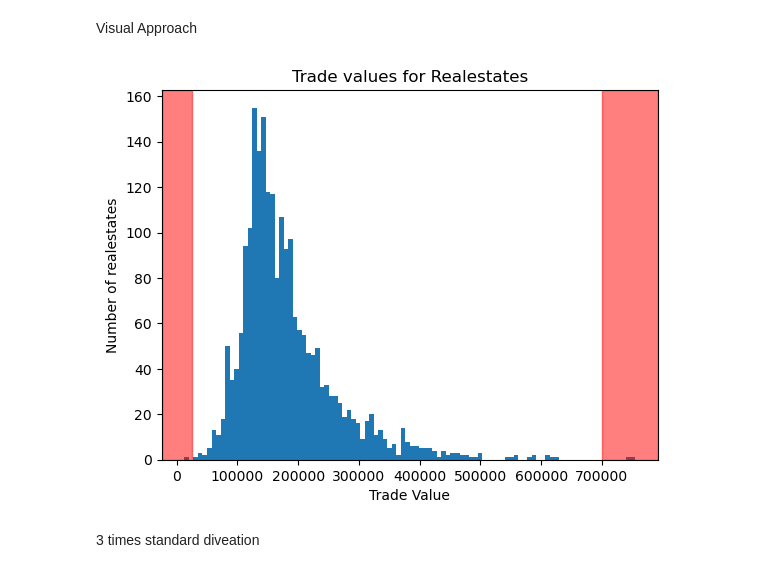
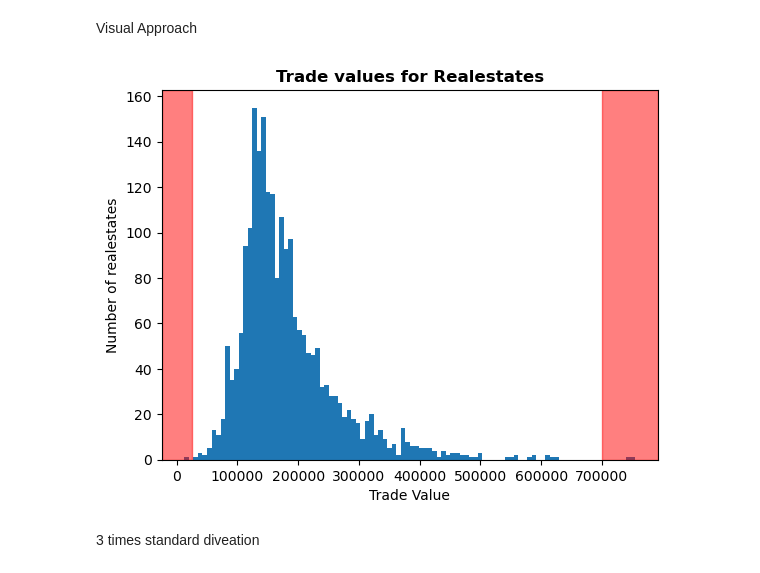
Before and after one commit to rayansamman/Slavic-Sultanate, a Jupyter notebook: src/first-iteration.ipynb, the cells around one changed output. Saved outputs shown, nothing was run; the diff lists cells and outputs as text; code cells hidden in the pictures.

Commit message:
Changed styling of titels, added visuals

```diff
--- a/src/first-iteration.ipynb
+++ b/src/first-iteration.ipynb
@@ -232,19 +232,19 @@ Visual Approach
 # %%
 # Show a histogram with a bucket size of 100
 plt.hist(df['TradeValue'],100)
-plt.title("Trade values for Realestates")
+plt.title("Trade values for Realestates", fontweight='bold')
 plt.xlabel("Trade Value")
 plt.ylabel("Number of realestates")
 
 xmin , xmax =  plt.xlim()
 # Hightlight the outliners using spotted values
 plt.axvspan(700000, xmax , color='red', alpha=0.5)
 plt.axvspan(xmin, 25000 , color='red', alpha=0.5)
 # Limit the graph to prevent dynamic correct of x axis
 plt.xlim(xmin,xmax)
 plt.show()
 # %% [output]
-[figure, old version]
+[figure, new version]
 # %% [markdown]
 3 times standard diveation
 # %%
```
Also changed, not shown: parts of 10 cells of this notebook, 1 other file.
